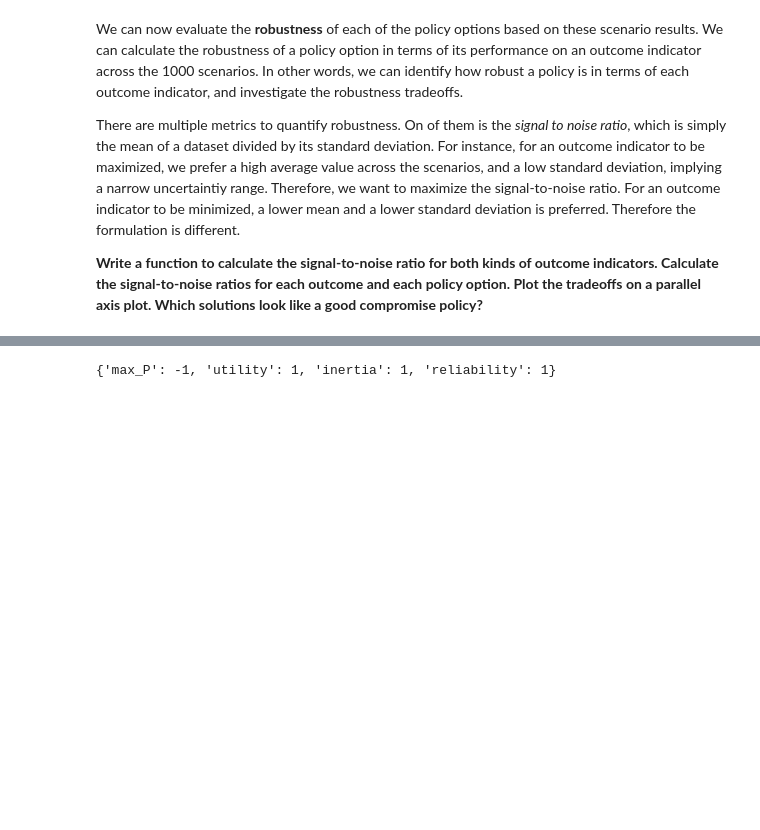
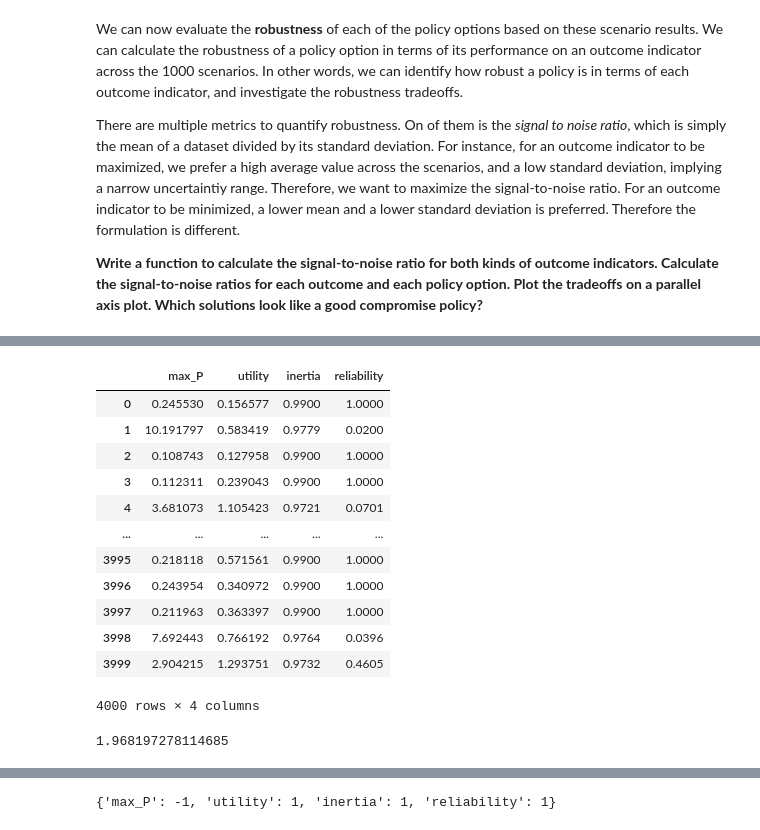
Before and after one commit to aarsundaram/ModelBasedDecisionMaking_Group12, a Jupyter notebook: Group 12 assignment 8 - MORDM.ipynb, the cells around one changed output, grey strips where cells are left out. Cells and saved outputs as stored; diff of their text form; code cells hidden in the pictures; blank space fills up the shorter version.

```diff
--- a/Group 12 assignment 8 - MORDM.ipynb
+++ b/Group 12 assignment 8 - MORDM.ipynb
@@ -342,2 +366,20 @@ There are multiple metrics to quantify robustness. On of them is the *signal to
+# %%
+policyoutcomes = pd.DataFrame.from_dict(policyoutcomes)
+# %%
+policyoutcomes
+# %% [output]
+|  | max_P | utility | inertia | reliability |
+| 0 | 0.245530 | 0.156577 | 0.9900 | 1.0000 |
+| 1 | 10.191797 | 0.583419 | 0.9779 | 0.0200 |
+| 2 | 0.108743 | 0.127958 | 0.9900 | 1.0000 |
+| 3 | 0.112311 | 0.239043 | 0.9900 | 1.0000 |
+| 4 | 3.681073 | 1.105423 | 0.9721 | 0.0701 |
+| ... | ... | ... | ... | ... |
+| 3995 | 0.218118 | 0.571561 | 0.9900 | 1.0000 |
+| 3996 | 0.243954 | 0.340972 | 0.9900 | 1.0000 |
+| 3997 | 0.211963 | 0.363397 | 0.9900 | 1.0000 |
+| 3998 | 7.692443 | 0.766192 | 0.9764 | 0.0396 |
+| 3999 | 2.904215 | 1.293751 | 0.9732 | 0.4605 |
+4000 rows × 4 columns
 # %%
 #max_P STN
@@ -393,0 +397,4 @@ def signal_to_noise_min(utility):
+# %%
+signal_to_noise_max('inertia')
+# %% [output]
+1.968197278114685
```
Also changed, not shown: parts of 23 cells of this notebook.
